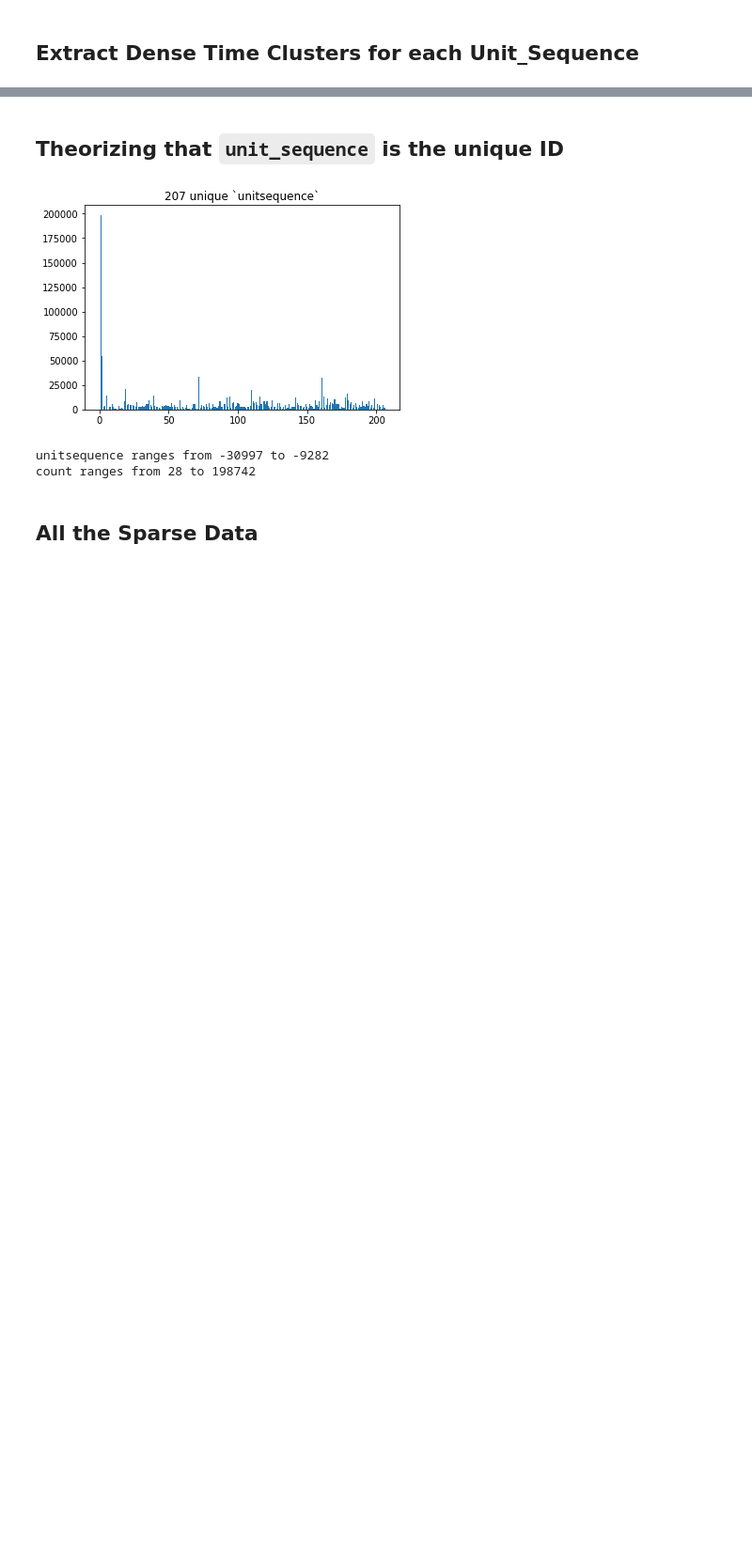
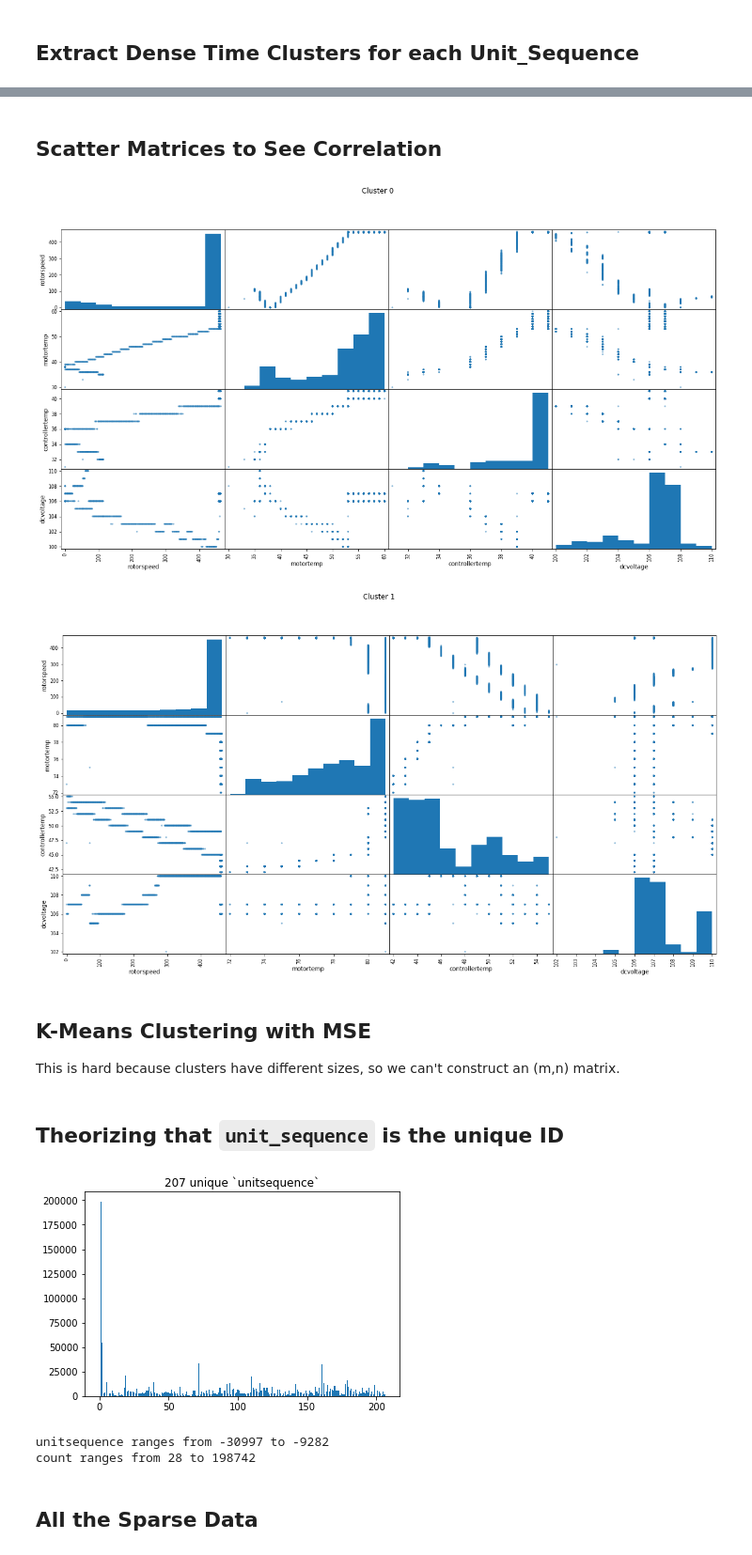
Before and after one commit to jarednielsen/cryopumps, a Jupyter notebook: jared-pump-data.ipynb, the cells around one changed output, grey strips where cells are left out. Shown at 94% size. Cells and saved outputs as stored; diff of their text form; code cells hidden in the pictures; blank space fills up the shorter version.

```diff
--- a/jared-pump-data.ipynb
+++ b/jared-pump-data.ipynb
@@ -124,0 +187,16 @@ x.head()
+# %% [markdown]
+## Scatter Matrices to See Correlation
+# %%
+pd.plotting.scatter_matrix(cluster[col_names], figsize=(20,10))
+plt.suptitle("Cluster 0")
+plt.show()
+
+pd.plotting.scatter_matrix(clusters[1][col_names], figsize=(20,10))
+plt.suptitle("Cluster 1")
+plt.show()
+# %% [output]
+[figure, added]
+[figure, added]
+# %% [markdown]
+## K-Means Clustering with MSE
+This is hard because clusters have different sizes, so we can't construct an (m,n) matrix.
```
Also changed, not shown: parts of 11 cells of this notebook, 1 other file.
